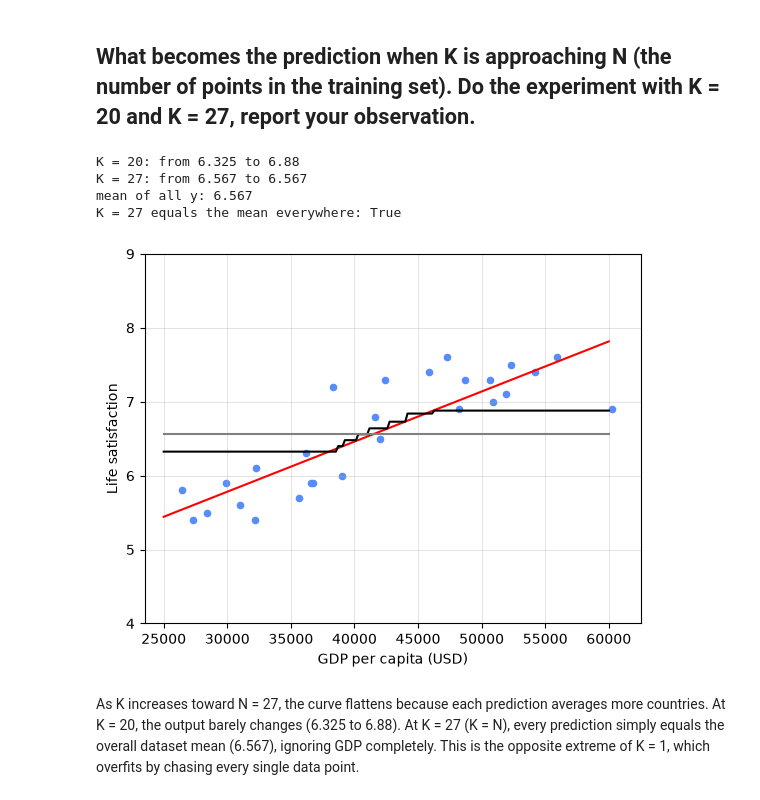
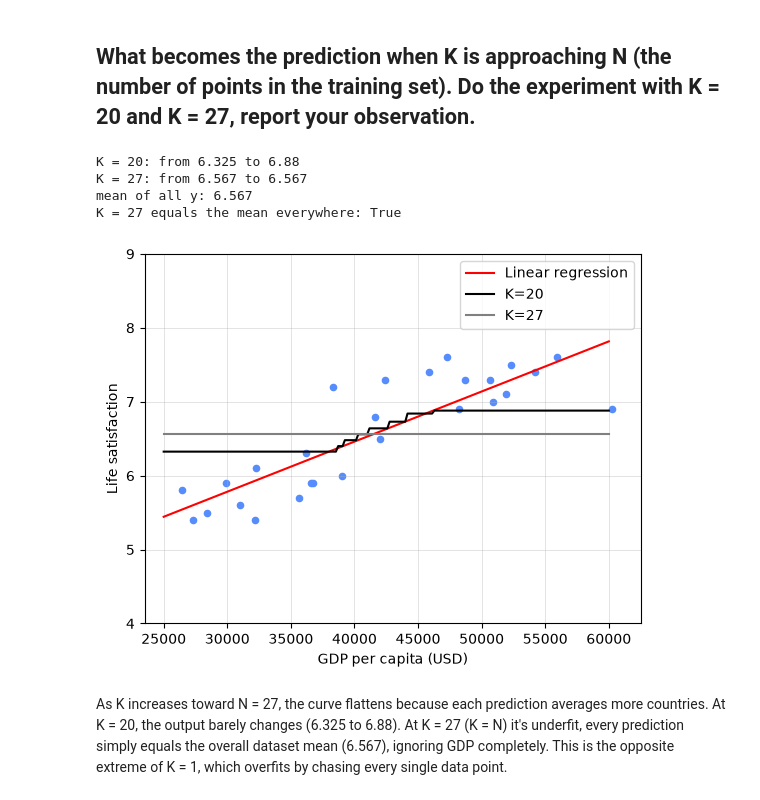
Before and after one commit to NoeBerdoz/FTP_MachLe, a Jupyter notebook: PW2/pw_resources/ex5-regression-knn/regression-knn-stud.ipynb, the cells around one changed output. Cells and saved outputs as stored; diff of their text form; code cells hidden in the pictures.

```diff
--- a/PW2/pw_resources/ex5-regression-knn/regression-knn-stud.ipynb
+++ b/PW2/pw_resources/ex5-regression-knn/regression-knn-stud.ipynb
@@ -286,20 +292,21 @@ As Switzerland's GDP is higher than every country in the dataset, kNN cannot ext
 # %%
 print("K = 20: from", round(y_hat_20.min(), 3), "to", round(y_hat_20.max(), 3))
 print("K = 27: from", round(y_hat_27.min(), 3), "to", round(y_hat_27.max(), 3))
 print("mean of all y:", round(y.mean(), 3))
 print("K = 27 equals the mean everywhere:", np.allclose(y_hat_27, y.mean()))
 
 lifesat.plot(kind="scatter", grid=True, x="GDP per capita (USD)", y="Life satisfaction")
 plt.axis([23_500, 62_500, 4, 9])
-plt.plot(X_test, y_test, color="red")
-plt.plot(X_test, y_hat_20, color="black")
-plt.plot(X_test, y_hat_27, color="grey")
+plt.plot(X_test, y_test, color="red", label="Linear regression")
+plt.plot(X_test, y_hat_20, color="black", label="K=20")
+plt.plot(X_test, y_hat_27, color="grey", label="K=27")
+plt.legend()
 plt.show()
 # %% [output]
 K = 20: from 6.325 to 6.88
 K = 27: from 6.567 to 6.567
 mean of all y: 6.567
 K = 27 equals the mean everywhere: True
-[figure, old version]
+[figure, new version]
 # %% [markdown]
-As K increases toward N = 27, the curve flattens because each prediction averages more countries. At K = 20, the output barely changes (6.325 to 6.88). At K = 27 (K = N), every prediction simply equals the overall dataset mean (6.567), ignoring GDP completely. This is the opposite extreme of K = 1, which overfits by chasing every single data point.
+As K increases toward N = 27, the curve flattens because each prediction averages more countries. At K = 20, the output barely changes (6.325 to 6.88). At K = 27 (K = N) it's underfit, every prediction simply equals the overall dataset mean (6.567), ignoring GDP completely. This is the opposite extreme of K = 1, which overfits by chasing every single data point.
```
Also changed, not shown: parts of 2 cells of this notebook.
